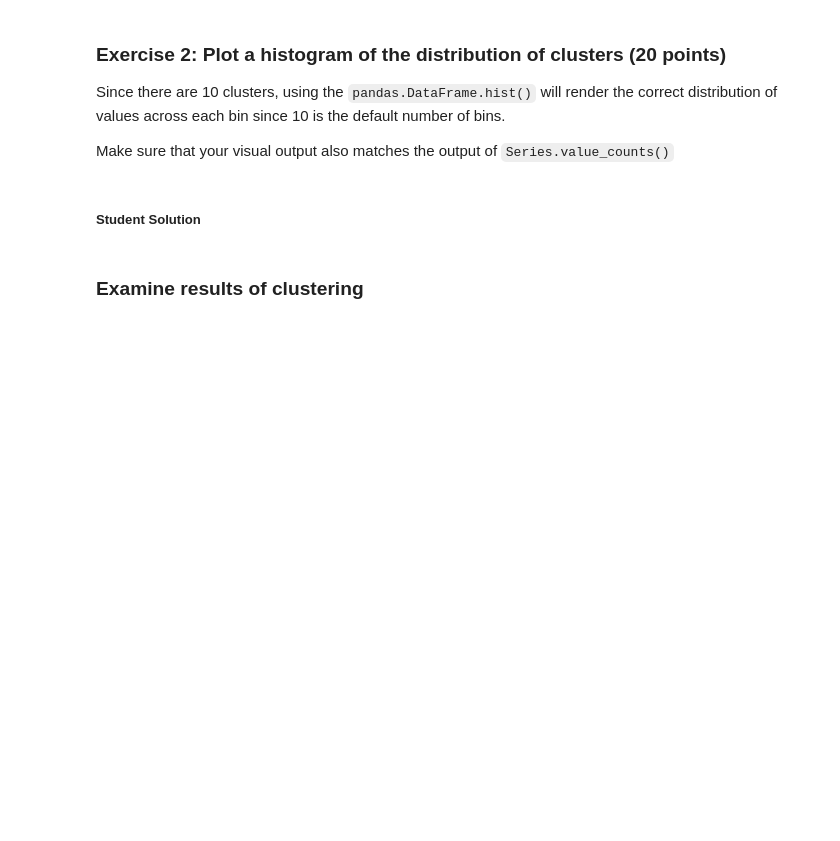
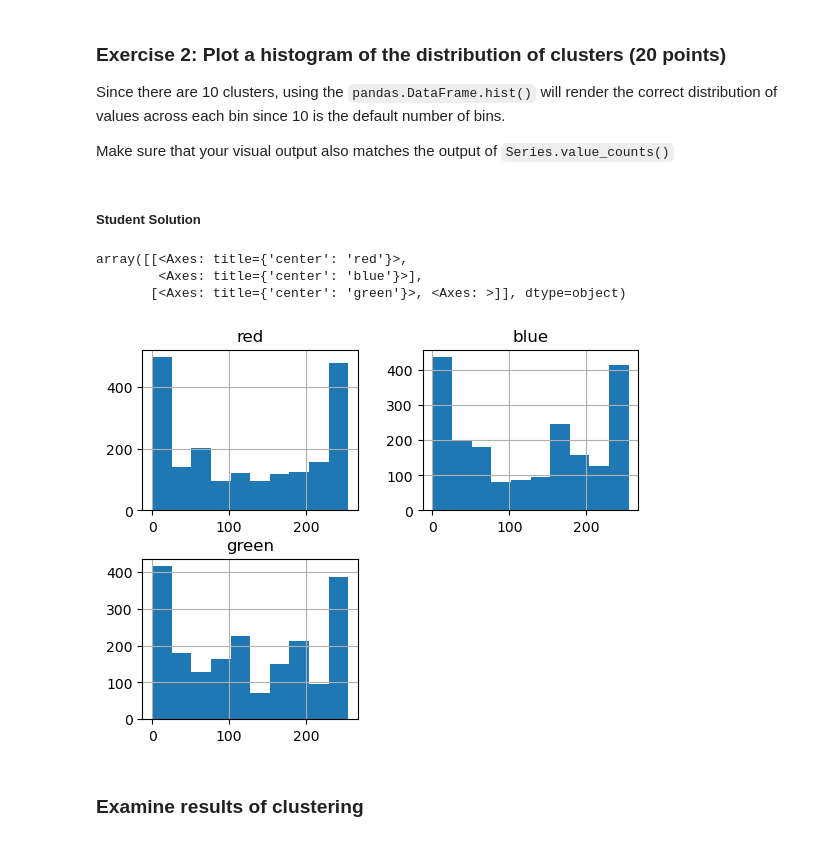
Before and after one commit to ucbahallaou/W207-Fall-2023, a Jupyter notebook: Homeworks/08_Kmeans_Clustering.ipynb, the cells around one changed output. Cells and saved outputs as stored; diff of their text form; code cells hidden in the pictures; blank space fills up the shorter version.

```diff
--- a/Homeworks/08_Kmeans_Clustering.ipynb
+++ b/Homeworks/08_Kmeans_Clustering.ipynb
@@ -103,7 +105,8 @@ X = np.array(df_colors.values)
 
 def fit_kmeans(X, n_clusters, random_state):
   ## YOUR CODE HERE ##
-  model = None
+  model = KMeans(n_clusters=n_clusters,random_state=random_state)
+  model.fit(X)
   return model
 
 model = fit_kmeans(X, n_clusters, random_state)
@@ -124,7 +141,19 @@ Make sure that your visual output also matches the output of `Series.value_count
 # %%
 ## plot histogram and print out number of points in each color cluster
 
 ## YOUR CODE HERE ##
+# colors = {
+#     "red": "red",
+#     "blue": "blue",
+#     "green": "green"
+# }
+# df_colors[['red','blue','green']].plot.hist(color=[colors[col] for col in df_colors[['red','blue','green']].columns])
+df_colors[['red','blue','green']].hist()
+# %% [output]
+array([[<Axes: title={'center': 'red'}>,
+        <Axes: title={'center': 'blue'}>],
+       [<Axes: title={'center': 'green'}>, <Axes: >]], dtype=object)
+[figure, added]
 # %% [markdown]
 ### Examine results of clustering
 # %%
```
Also changed, not shown: parts of 8 cells of this notebook, 1 other file.
